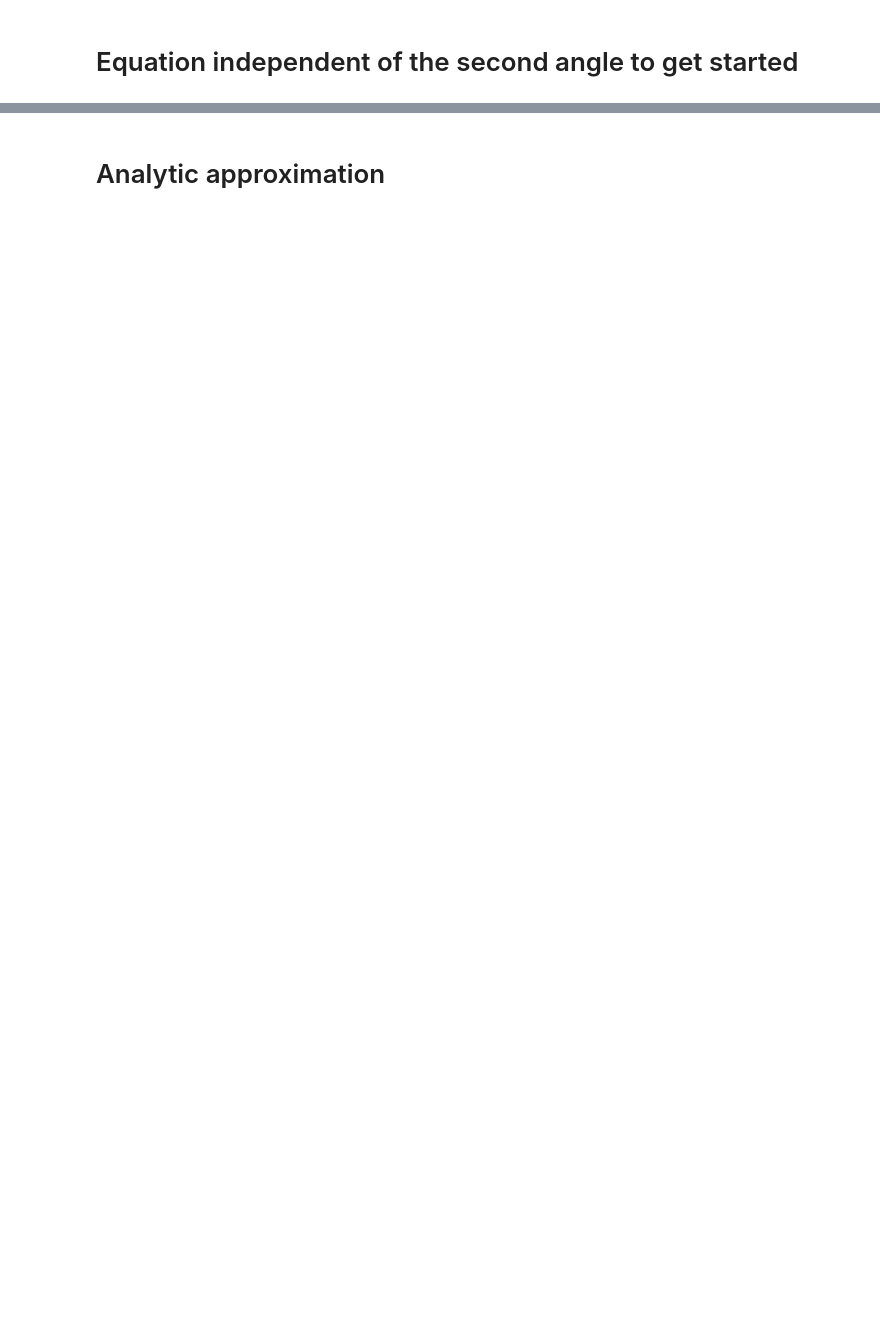
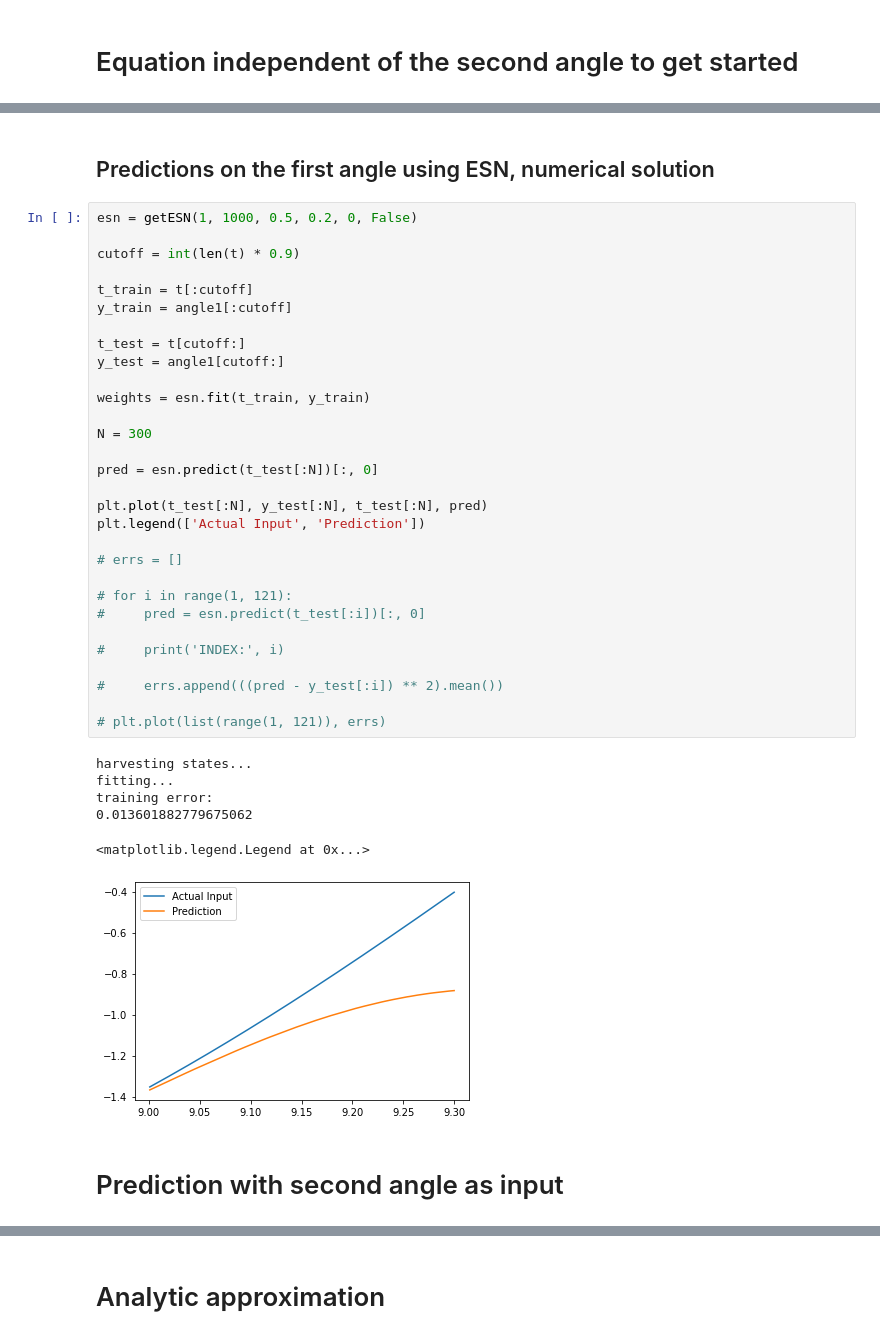
Before and after one commit to JustinZal/PendulumNN, a Jupyter notebook: Coupled Pendulums prediction.ipynb, the cells around one changed output, grey strips where cells are left out. Cells and saved outputs as stored; diff of their text form; blank space fills up the shorter version.

```diff
--- a/Coupled Pendulums prediction.ipynb
+++ b/Coupled Pendulums prediction.ipynb
@@ -86,0 +90,41 @@ axs[1].plot(t, angle2)
+# %% [markdown]
+## Predictions on the first angle using ESN, numerical solution
+# %%
+esn = getESN(1, 1000, 0.5, 0.2, 0, False)
+
+cutoff = int(len(t) * 0.9)
+
+t_train = t[:cutoff]
+y_train = angle1[:cutoff]
+
+t_test = t[cutoff:]
+y_test = angle1[cutoff:]
+
+weights = esn.fit(t_train, y_train)
+
+N = 300
+
+pred = esn.predict(t_test[:N])[:, 0]
+
+plt.plot(t_test[:N], y_test[:N], t_test[:N], pred)
+plt.legend(['Actual Input', 'Prediction'])
+
+# errs = []
+
+# for i in range(1, 121):
+#     pred = esn.predict(t_test[:i])[:, 0]
+
+#     print('INDEX:', i)
+
+#     errs.append(((pred - y_test[:i]) ** 2).mean())
+
+# plt.plot(list(range(1, 121)), errs)
+# %% [output]
+harvesting states...
+fitting...
+training error:
+0.013601882779675062
+<matplotlib.legend.Legend at 0x...>
+[figure, added]
+# %% [markdown]
+# Prediction with second angle as input
```
Also changed, not shown: parts of 10 cells of this notebook, 1 other file.
